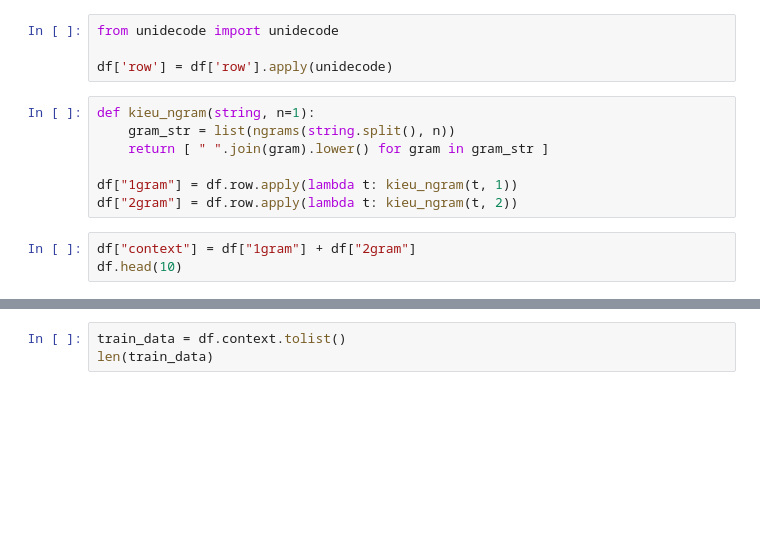
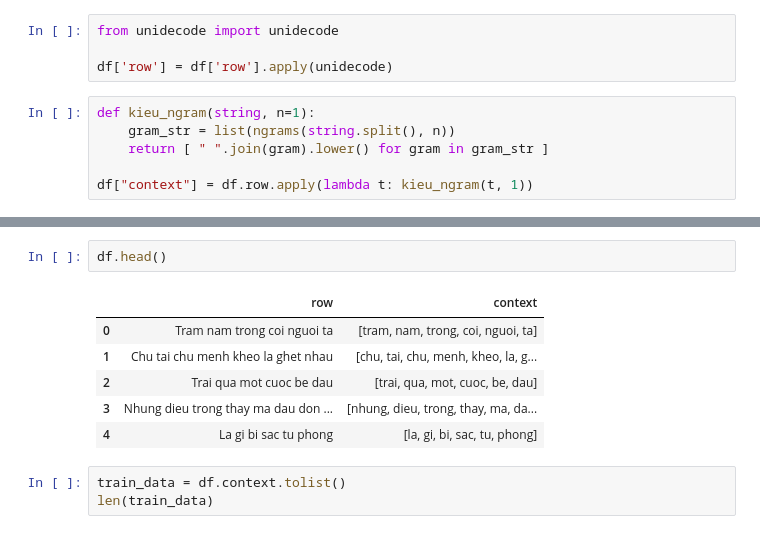
Before and after one commit to conanWinner/VKU-NLP, a Jupyter notebook: Ch3/Bai3.ipynb, the cells around one changed output, grey strips where cells are left out. Drawn from its saved outputs; the diff is of its cells as text; blank space fills up the shorter version.

```diff
--- a/Ch3/Bai3.ipynb
+++ b/Ch3/Bai3.ipynb
@@ -71,8 +67,4 @@ def kieu_ngram(string, n=1):
     gram_str = list(ngrams(string.split(), n))
     return [ " ".join(gram).lower() for gram in gram_str ]
 
-df["1gram"] = df.row.apply(lambda t: kieu_ngram(t, 1))
-df["2gram"] = df.row.apply(lambda t: kieu_ngram(t, 2))
+df["context"] = df.row.apply(lambda t: kieu_ngram(t, 1))
-# %%
-df["context"] = df["1gram"] + df["2gram"]
-df.head(10)
@@ -91,3 +71,12 @@ df.head(10)
+# %%
+df.head()
+# %% [output]
+|  | row | context |
+| 0 | Tram nam trong coi nguoi ta | [tram, nam, trong, coi, nguoi, ta] |
+| 1 | Chu tai chu menh kheo la ghet nhau | [chu, tai, chu, menh, kheo, la, g... |
+| 2 | Trai qua mot cuoc be dau | [trai, qua, mot, cuoc, be, dau] |
+| 3 | Nhung dieu trong thay ma dau don ... | [nhung, dieu, trong, thay, ma, da... |
+| 4 | La gi bi sac tu phong | [la, gi, bi, sac, tu, phong] |
 # %%
 train_data = df.context.tolist()
 len(train_data)
```
Also changed, not shown: parts of 5 cells of this notebook.
